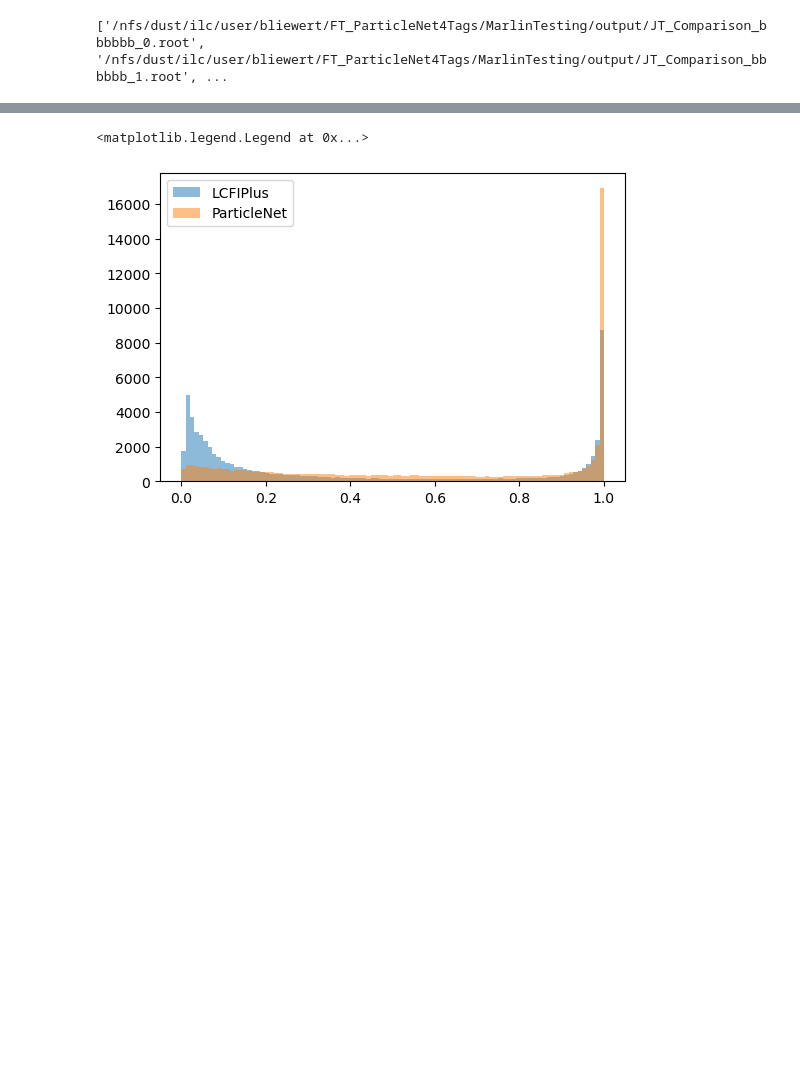
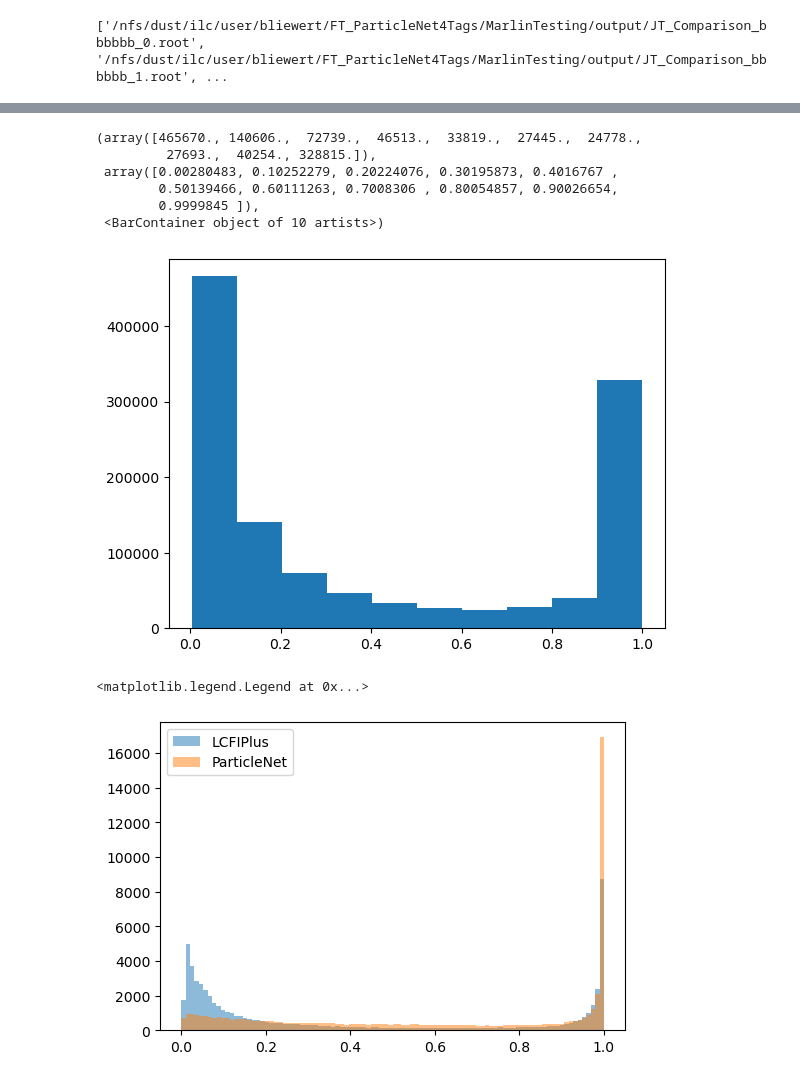
Before and after one commit to ILDAnaSoft/ZHH, a Jupyter notebook: other/FTag/3_testing/roc.ipynb, the cells around one changed output, grey strips where cells are left out. Saved outputs shown, nothing was run; the diff lists cells and outputs as text; code cells hidden in the pictures; blank space fills up the shorter version.

```diff
--- a/other/FTag/3_testing/roc.ipynb
+++ b/other/FTag/3_testing/roc.ipynb
@@ -174,3 +250,13 @@ for sig_name, bkg_name in [
+# %%
+plt.hist(pred_sig)
+# %% [output]
+(array([465670., 140606.,  72739.,  46513.,  33819.,  27445.,  24778.,
+         27693.,  40254., 328815.]),
+ array([0.00280483, 0.10252279, 0.20224076, 0.30195873, 0.4016767 ,
+        0.50139466, 0.60111263, 0.7008306 , 0.80054857, 0.90026654,
+        0.9999845 ]),
+ <BarContainer object of 10 artists>)
+[figure, added]
 # %%
 fig, ax = plt.subplots(figsize=(6, 4))
 
```
Also changed, not shown: parts of 13 cells of this notebook, 4 other files.
